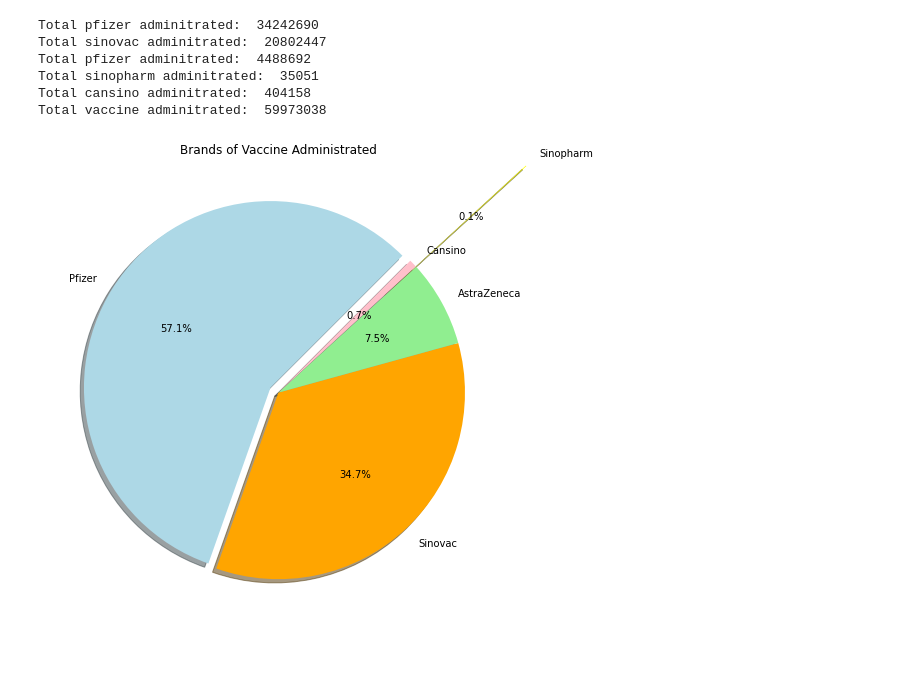
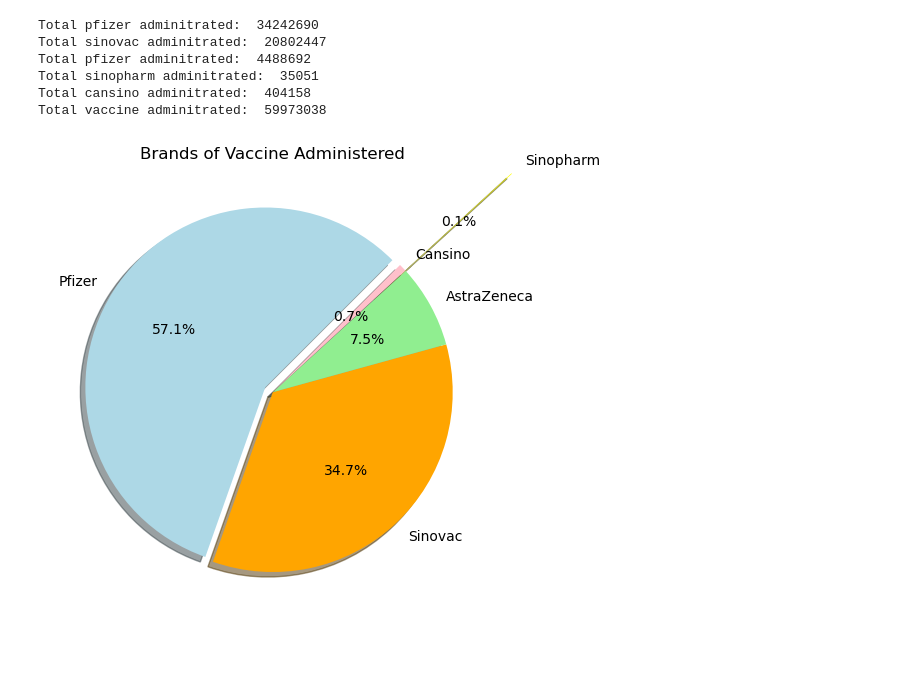
Before and after one commit to Karmen-Tee/covid19-public, a Jupyter notebook: Descriptive Analysis.ipynb, the cells around one changed output. Drawn from its saved outputs; the diff is of its cells as text; code cells hidden in the pictures.

```diff
--- a/Descriptive Analysis.ipynb
+++ b/Descriptive Analysis.ipynb
@@ -687,29 +687,29 @@ Total vaccine adminitrated:  59973038
 # %%
 import matplotlib.pyplot as plt
 import numpy as np
 
 # Defining variables to plot.
 vax_names = np.array(['Pfizer', 'Sinovac', 'AstraZeneca', 'Sinopharm', 'Cansino'])
 vax_ad = np.array([total_pfizer,total_sinovac,total_az,total_sinopharm,total_cansino])
 
 # Convert to percentage.
 perc_tvax = []
 for i in vax_ad:
     perc = i/total_vax_ad*100
     perc_tvax.append(perc)
 
 # Plot pie chart to visualize.
-plt.figure(figsize =(10, 7))
+plt.figure(figsize =(8, 5), dpi = 100)
 myexplode = [0.05,0,0,0.8,0]
 mycolor = ['lightblue', 'orange', 'lightgreen', 'yellow', 'pink']
 plt.pie(perc_tvax, labels = vax_names, startangle = 45,
         shadow = True, autopct='%1.1f%%', explode = myexplode, colors = mycolor)
-plt.title('Brands of Vaccine Administrated')
+plt.title('Brands of Vaccine Administered')
 
 plt.tight_layout()
 plt.show()
 # %% [output]
-[figure, old version]
+[figure, new version]
 # %% [markdown]
 ###
 # %% [markdown]
```
Also changed, not shown: parts of 10 cells of this notebook.
